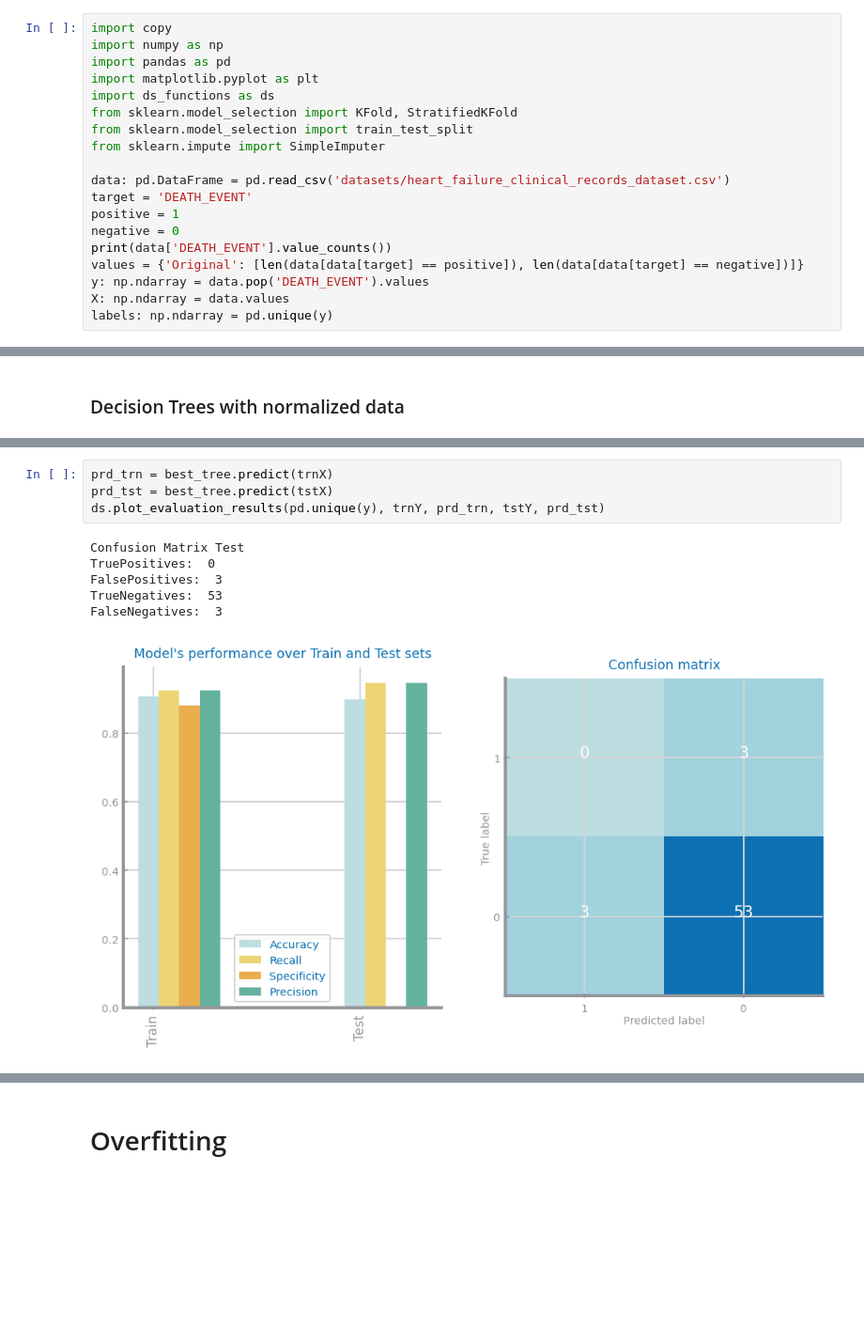
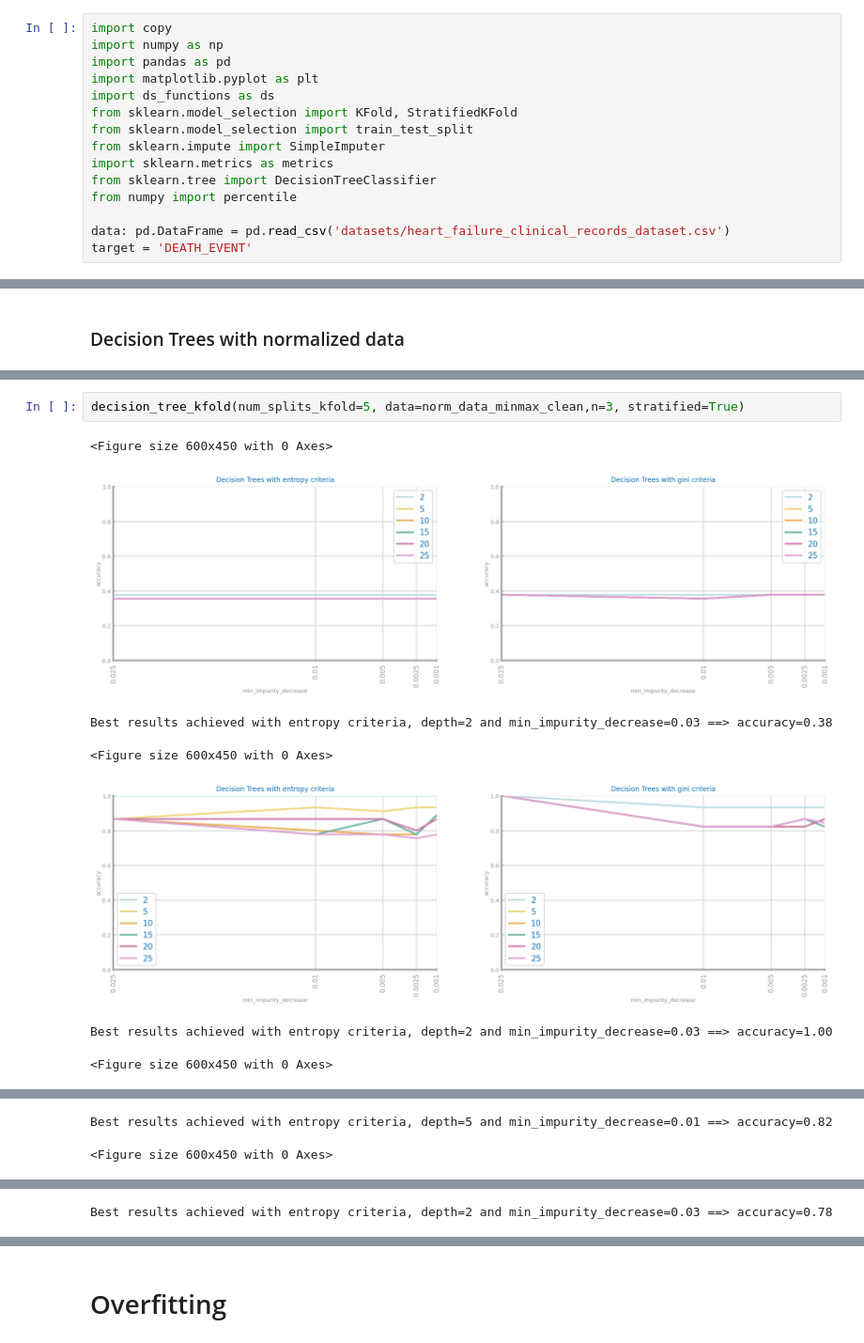
Before and after one commit to diogo-costa98/cdados, a Jupyter notebook: Lab4/Lab4_heart_failure.ipynb, the cells around one changed output, grey strips where cells are left out. Shown at 94% size. Drawn from its saved outputs; the diff is of its cells as text; blank space fills up the shorter version.

```diff
--- a/Lab4/Lab4_heart_failure.ipynb
+++ b/Lab4/Lab4_heart_failure.ipynb
@@ -9,13 +9,9 @@ import ds_functions as ds
 from sklearn.model_selection import KFold, StratifiedKFold
 from sklearn.model_selection import train_test_split
 from sklearn.impute import SimpleImputer
+import sklearn.metrics as metrics
+from sklearn.tree import DecisionTreeClassifier
+from numpy import percentile
 
 data: pd.DataFrame = pd.read_csv('datasets/heart_failure_clinical_records_dataset.csv')
 target = 'DEATH_EVENT'
-positive = 1
-negative = 0
-print(data['DEATH_EVENT'].value_counts())
-values = {'Original': [len(data[data[target] == positive]), len(data[data[target] == negative])]}
-y: np.ndarray = data.pop('DEATH_EVENT').values
-X: np.ndarray = data.values
-labels: np.ndarray = pd.unique(y)
@@ -513,11 +430,10 @@ Best results achieved with entropy criteria, depth=2 and min_impurity_decrease=0
-# %%
-prd_trn = best_tree.predict(trnX)
-prd_tst = best_tree.predict(tstX)
-ds.plot_evaluation_results(pd.unique(y), trnY, prd_trn, tstY, prd_tst)
-# %% [output]
-Confusion Matrix Test
-TruePositives:  0
-FalsePositives:  3
-TrueNegatives:  53
-FalseNegatives:  3
-[figure, removed]
+# %%
+decision_tree_kfold(num_splits_kfold=5, data=norm_data_minmax_clean,n=3, stratified=True)
+# %% [output]
+<Figure size 600x450 with 0 Axes>
+[figure, added]
+Best results achieved with entropy criteria, depth=2 and min_impurity_decrease=0.03 ==> accuracy=0.38
+<Figure size 600x450 with 0 Axes>
+[figure, added]
+Best results achieved with entropy criteria, depth=2 and min_impurity_decrease=0.03 ==> accuracy=1.00
+<Figure size 600x450 with 0 Axes>
@@ -523,0 +441,2 @@ FalseNegatives:  3
+Best results achieved with entropy criteria, depth=5 and min_impurity_decrease=0.01 ==> accuracy=0.82
+<Figure size 600x450 with 0 Axes>
@@ -523,0 +444 @@ FalseNegatives:  3
+Best results achieved with entropy criteria, depth=2 and min_impurity_decrease=0.03 ==> accuracy=0.78
```
Also changed, not shown: parts of 22 cells of this notebook, 1 other file.
